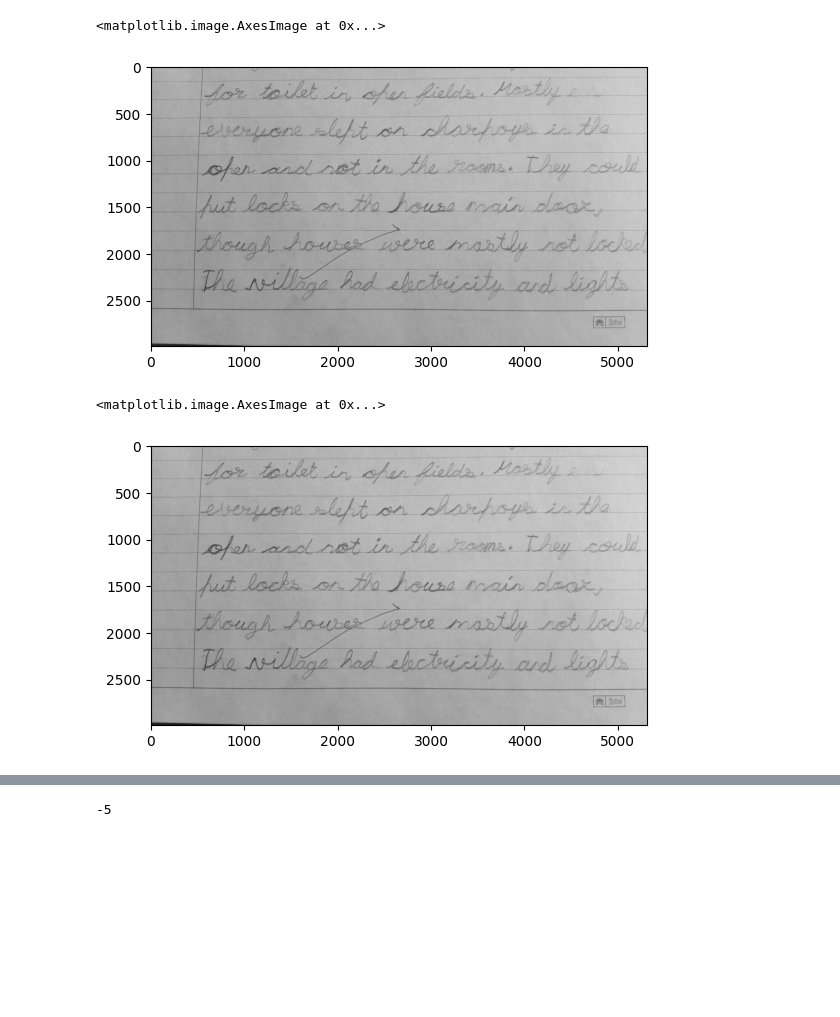
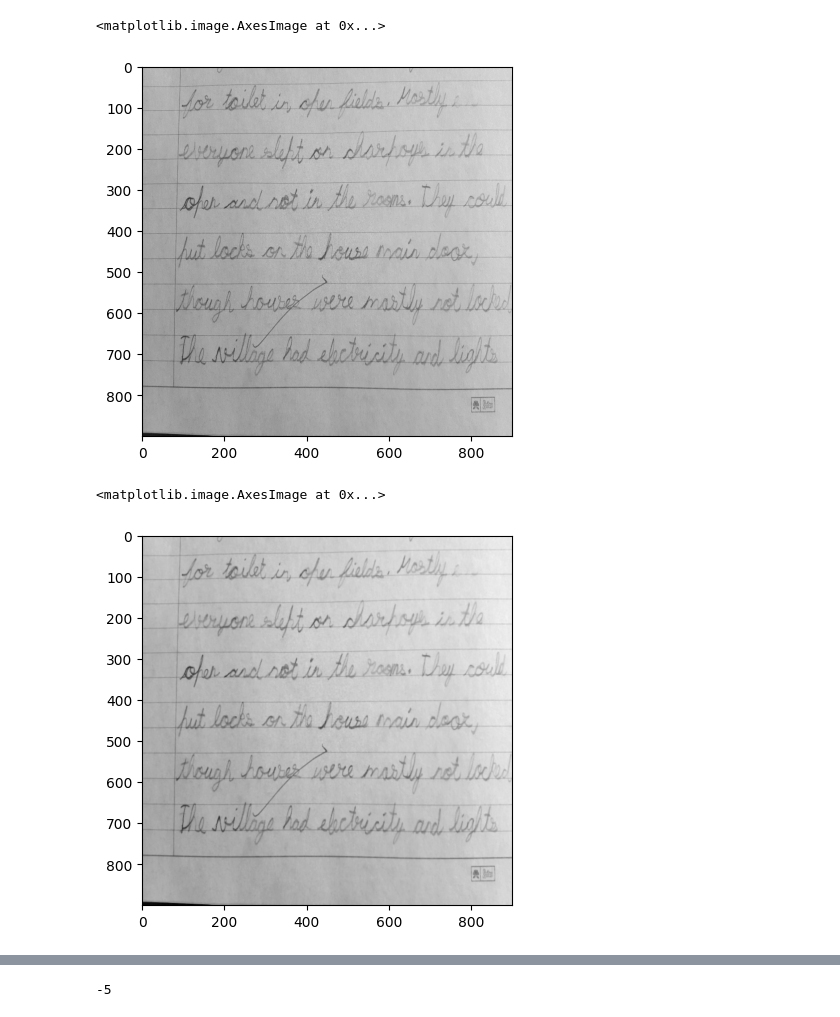
Before and after one commit to SigmaMind-Research/dysgraphia, a Jupyter notebook: slant_angle.ipynb, the cells around one changed output, grey strips where cells are left out. Saved outputs shown, nothing was run; the diff lists cells and outputs as text; code cells hidden in the pictures; blank space fills up the shorter version.

```diff
--- a/slant_angle.ipynb
+++ b/slant_angle.ipynb
@@ -9,18 +9,19 @@ pytesseract.pytesseract.tesseract_cmd = "C:\Program Files\Tesseract-OCR\\tessera
 # %%
 s_function=np.zeros(9,np.float64)
 count_=np.zeros(9,np.uint64)
 img=cv2.imread('temp.jpg')
+img=cv2.resize(img,(900,900))
 img2=img.copy()
 img=cv2.cvtColor(img,cv2.COLOR_BGR2GRAY)
 #img=255-img
 plt.imshow(img,cmap='gray')
 # %% [output]
 <matplotlib.image.AxesImage at 0x...>
-[figure, old version]
+[figure, new version]
 # %%
 filtered_image= cv2.bilateralFilter(img, 5, 50, 50)
 plt.imshow(filtered_image,cmap='gray')
 # %% [output]
 <matplotlib.image.AxesImage at 0x...>
-[figure, old version]
+[figure, new version]
 # %%
```
Also changed, not shown: parts of 1 cell of this notebook, 3 other files.
